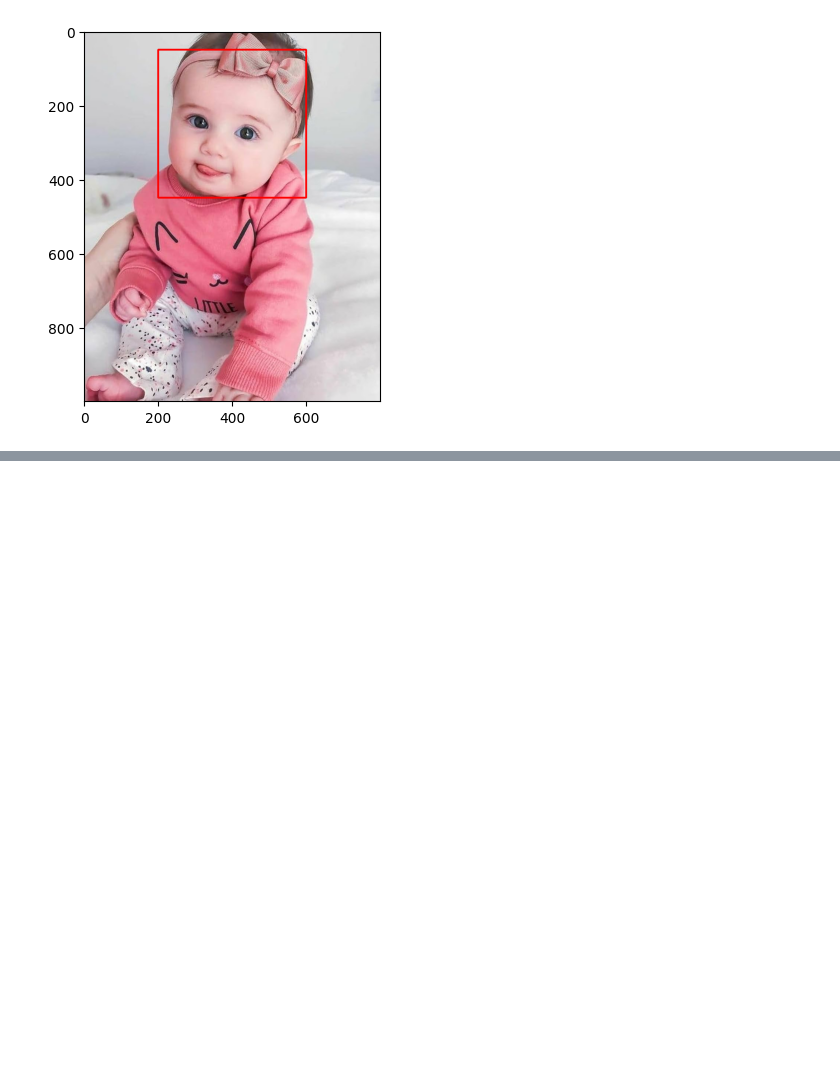
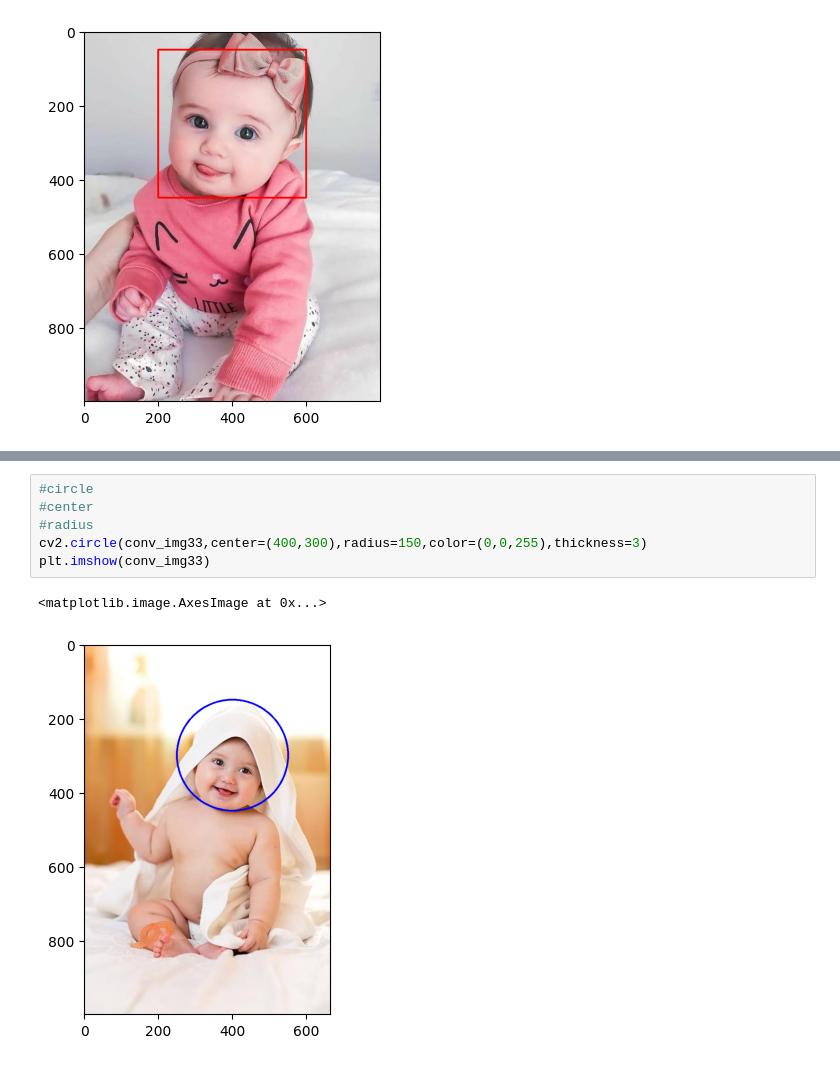
Before and after one commit to AshlinShaji/DL, a Jupyter notebook: Open_CV/Demo.ipynb, the cells around one changed output, grey strips where cells are left out. Drawn from its saved outputs; the diff is of its cells as text; blank space fills up the shorter version.

```diff
--- a/Open_CV/Demo.ipynb
+++ b/Open_CV/Demo.ipynb
@@ -236,0 +244,9 @@ plt.imshow(conv_img1)
+# %%
+#circle
+#center
+#radius
+cv2.circle(conv_img33,center=(400,300),radius=150,color=(0,0,255),thickness=3)
+plt.imshow(conv_img33)
+# %% [output]
+<matplotlib.image.AxesImage at 0x...>
+[figure, added]
```
Also changed, not shown: parts of 4 cells of this notebook, 5 other files.
